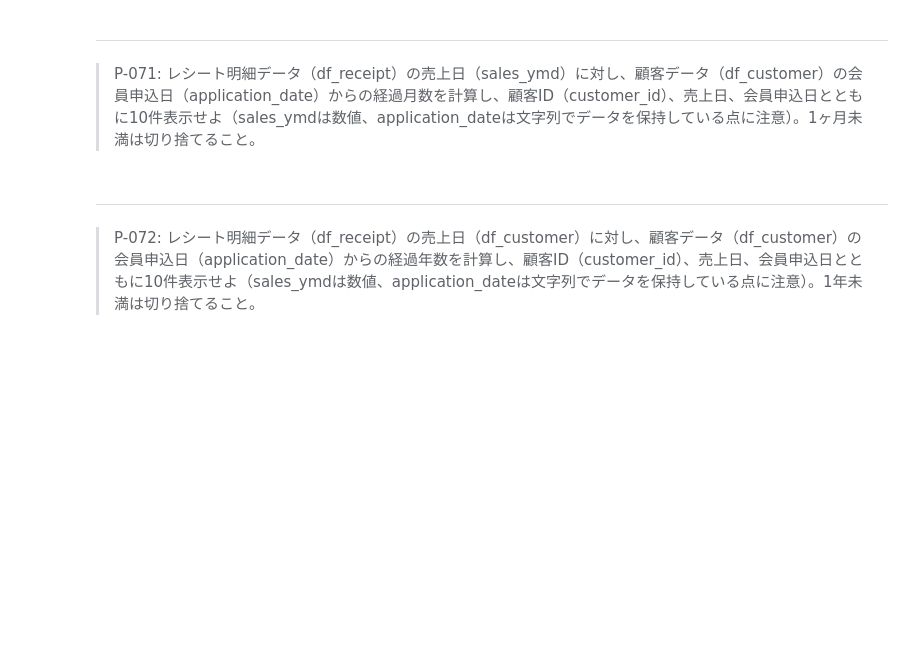
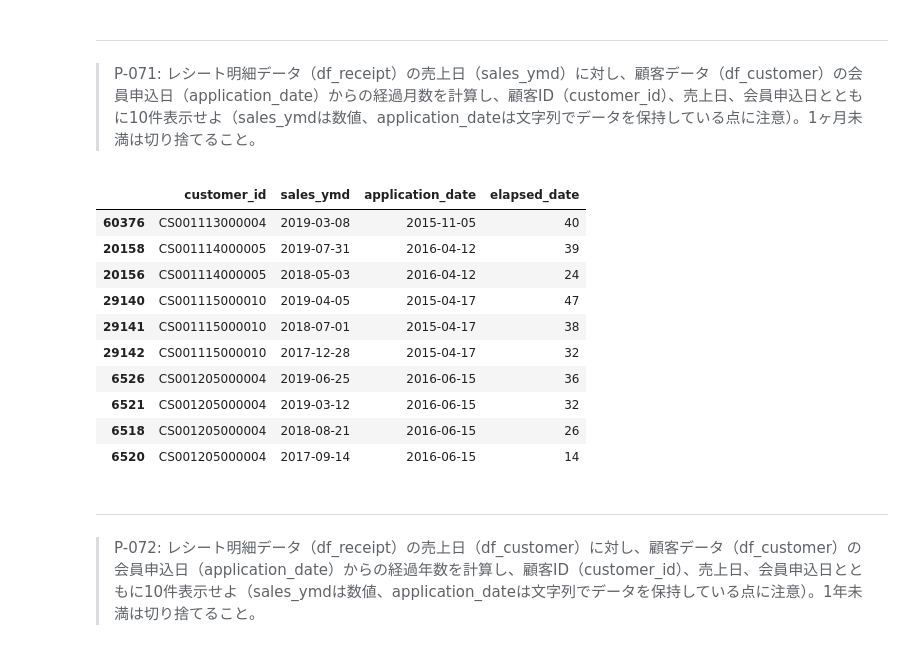
Before and after one commit to HinakoTanno/Hinako, a Jupyter notebook: 100knocks-preprocess-master/docker/work/preprocess_knock_Python.ipynb, the cells around one changed output. Drawn from its saved outputs; the diff is of its cells as text; code cells hidden in the pictures; blank space fills up the shorter version.

```diff
--- a/100knocks-preprocess-master/docker/work/preprocess_knock_Python.ipynb
+++ b/100knocks-preprocess-master/docker/work/preprocess_knock_Python.ipynb
@@ -1199,6 +1362,27 @@ t.head(10)
 # %% [markdown]
 ---
 > P-071: レシート明細データ（df_receipt）の売上日（sales_ymd）に対し、顧客データ（df_customer）の会員申込日（application_date）からの経過月数を計算し、顧客ID（customer_id）、売上日、会員申込日とともに10件表示せよ（sales_ymdは数値、application_dateは文字列でデータを保持している点に注意）。1ヶ月未満は切り捨てること。
+# %%
+p = pd.merge(df_receipt[['customer_id', 'sales_ymd']],
+                  df_customer[['customer_id', 'application_date']], how='inner', on='customer_id')
+p = p.drop_duplicates()
+p['sales_ymd'] = pd.to_datetime(p['sales_ymd'].astype('str'))
+p['application_date']  = pd.to_datetime(p['application_date'])
+p['elapsed_date'] = p[['sales_ymd', 'application_date']].apply(lambda x:
+                                    relativedelta(x[0], x[1]).years * 12 + relativedelta(x[0], x[1]).months, axis=1)
+p.sort_values('customer_id').head(10)
+# %% [output]
+|  | customer_id | sales_ymd | application_date | elapsed_date |
+| 60376 | CS001113000004 | 2019-03-08 | 2015-11-05 | 40 |
+| 20158 | CS001114000005 | 2019-07-31 | 2016-04-12 | 39 |
+| 20156 | CS001114000005 | 2018-05-03 | 2016-04-12 | 24 |
+| 29140 | CS001115000010 | 2019-04-05 | 2015-04-17 | 47 |
+| 29141 | CS001115000010 | 2018-07-01 | 2015-04-17 | 38 |
+| 29142 | CS001115000010 | 2017-12-28 | 2015-04-17 | 32 |
+| 6526 | CS001205000004 | 2019-06-25 | 2016-06-15 | 36 |
+| 6521 | CS001205000004 | 2019-03-12 | 2016-06-15 | 32 |
+| 6518 | CS001205000004 | 2018-08-21 | 2016-06-15 | 26 |
+| 6520 | CS001205000004 | 2017-09-14 | 2016-06-15 | 14 |
 # %% [markdown]
 ---
 > P-072: レシート明細データ（df_receipt）の売上日（df_customer）に対し、顧客データ（df_customer）の会員申込日（application_date）からの経過年数を計算し、顧客ID（customer_id）、売上日、会員申込日とともに10件表示せよ（sales_ymdは数値、application_dateは文字列でデータを保持している点に注意）。1年未満は切り捨てること。
```
Also changed, not shown: parts of 19 cells of this notebook.
